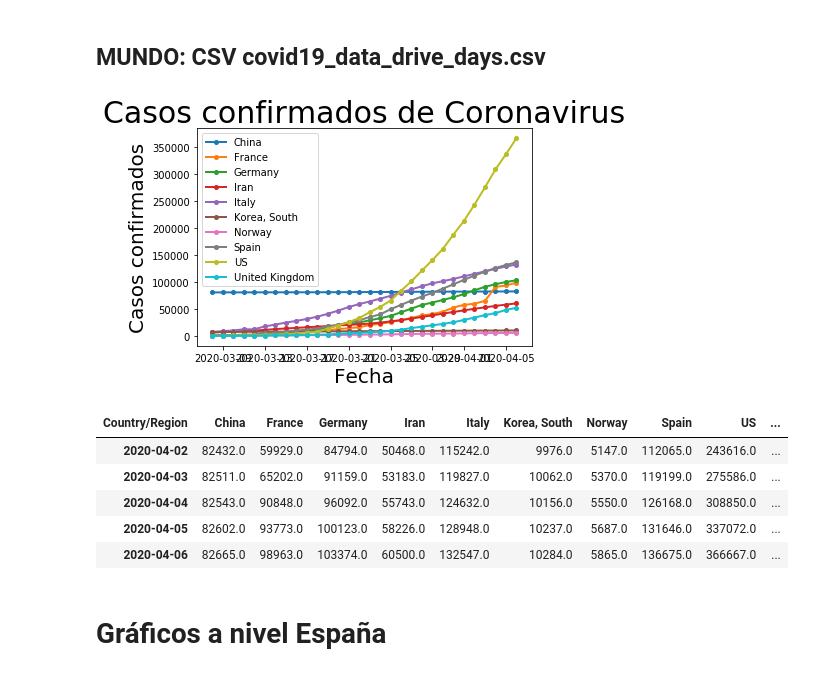
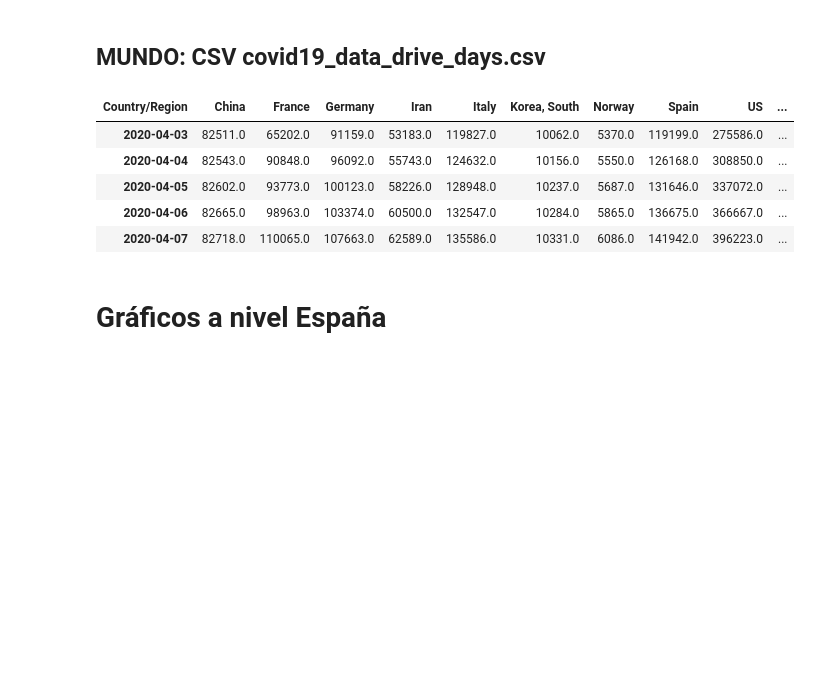
Before and after one commit to akakicreations/covid19-project, a Jupyter notebook: covid19_notebook_WEBFINAL.ipynb, the cells around one changed output. Drawn from its saved outputs; the diff is of its cells as text; code cells hidden in the pictures; blank space fills up the shorter version.

```diff
--- a/covid19_notebook_WEBFINAL.ipynb
+++ b/covid19_notebook_WEBFINAL.ipynb
@@ -505,30 +463,18 @@ data_drive_from100cases.tail()
 # %%
 # Coger solo datos de últimos 60 días
 data_time_Xdays = data_time[-30:]
-# Si quiero quitar China: data_time_filter = data_time_filter.drop('China', axis=1)
-data_time_Xdays.tail(2)
-
-'''Vamos a hacer un gráfico para ver los casos confirmados por fechas'''
-plt.plot(data_time_Xdays, label='France', marker='o', markersize=4, linewidth=2)
-plt.title('Casos confirmados de Coronavirus', {'fontsize': 30})
-plt.xlabel("Fecha", {'fontsize': 20})
-plt.ylabel("Casos confirmados", {'fontsize': 20})
-plt.legend(list_countries)
-
-plt.show()
 
 #Exportar CSV por días progresivos
 data_drive_lastX = data_time_Xdays.loc[:,list_countries]
 data_drive_lastX.to_csv('covid19_data_drive_days.csv', sep = ';', encoding="utf-8")
 data_drive_lastX.tail()
 # %% [output]
-[figure, removed]
 | Country/Region | China | France | Germany | Iran | Italy | Korea, South | Norway | Spain | US | ... |
-| 2020-04-02 | 82432.0 | 59929.0 | 84794.0 | 50468.0 | 115242.0 | 9976.0 | 5147.0 | 112065.0 | 243616.0 | ... |
 | 2020-04-03 | 82511.0 | 65202.0 | 91159.0 | 53183.0 | 119827.0 | 10062.0 | 5370.0 | 119199.0 | 275586.0 | ... |
 | 2020-04-04 | 82543.0 | 90848.0 | 96092.0 | 55743.0 | 124632.0 | 10156.0 | 5550.0 | 126168.0 | 308850.0 | ... |
 | 2020-04-05 | 82602.0 | 93773.0 | 100123.0 | 58226.0 | 128948.0 | 10237.0 | 5687.0 | 131646.0 | 337072.0 | ... |
 | 2020-04-06 | 82665.0 | 98963.0 | 103374.0 | 60500.0 | 132547.0 | 10284.0 | 5865.0 | 136675.0 | 366667.0 | ... |
+| 2020-04-07 | 82718.0 | 110065.0 | 107663.0 | 62589.0 | 135586.0 | 10331.0 | 6086.0 | 141942.0 | 396223.0 | ... |
 # %% [markdown]
 # Gráficos a nivel España
 # %% [markdown]
```
Also changed, not shown: parts of 13 cells of this notebook, 23 other files.
